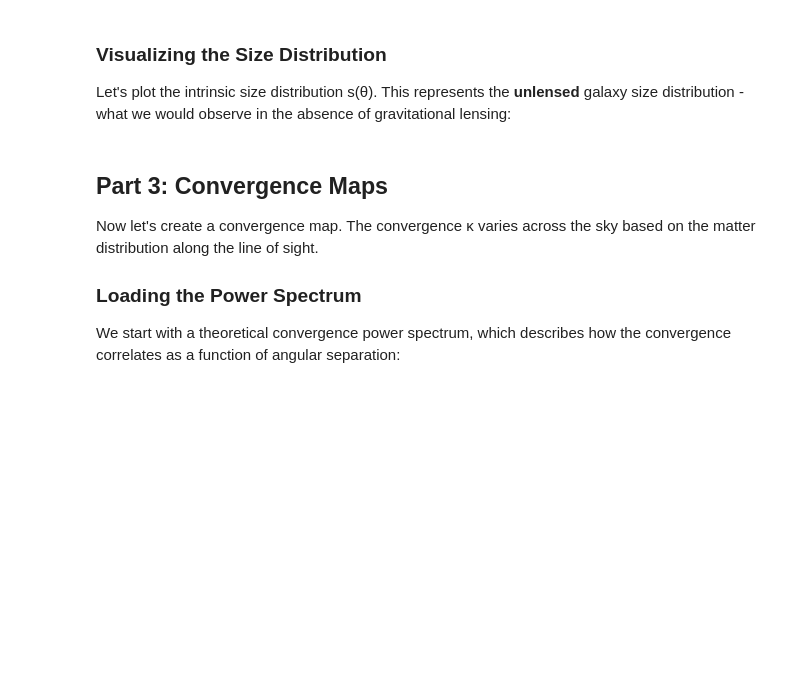
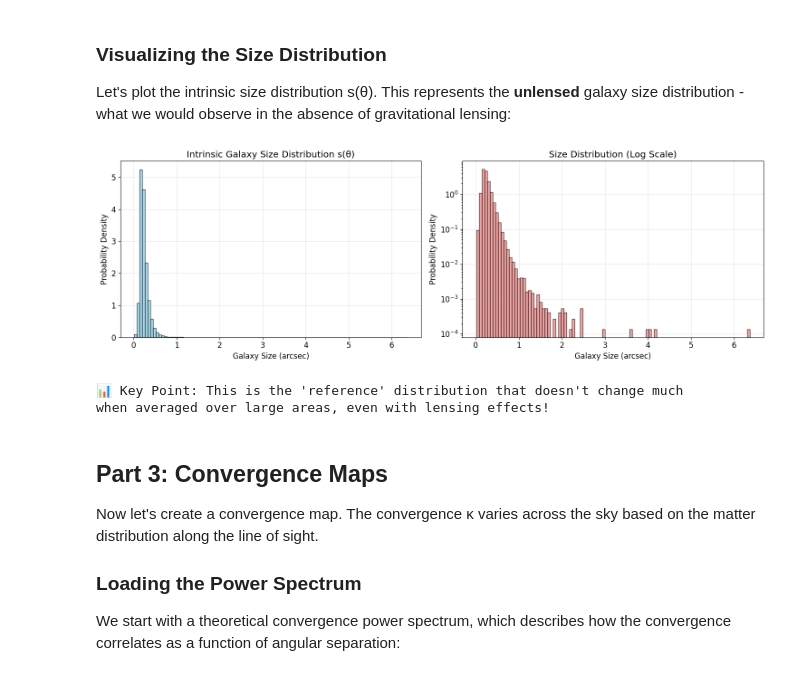
Before and after one commit to voehl12/KappaBySizes, a Jupyter notebook: 01_intro_basic_concepts.ipynb, the cells around one changed output. Drawn from its saved outputs; the diff is of its cells as text; code cells hidden in the pictures; blank space fills up the shorter version.

Commit message:
minor text and plot corrections

```diff
--- a/01_intro_basic_concepts.ipynb
+++ b/01_intro_basic_concepts.ipynb
@@ -138,27 +170,31 @@ Let's plot the intrinsic size distribution s(θ). This represents the **unlensed
 # %%
 # Plot the intrinsic galaxy size distribution
 fig, (ax1, ax2) = plt.subplots(1, 2, figsize=(15, 5))
 
 # Histogram of sizes
-ax1.hist(sizes_in_arcsec, bins=50, density=True, alpha=0.7, color='skyblue', edgecolor='black')
+ax1.hist(sizes_in_arcsec, bins=100, density=True, alpha=0.7, color='skyblue', edgecolor='black')
 ax1.set_xlabel('Galaxy Size (arcsec)')
 ax1.set_ylabel('Probability Density')
 ax1.set_title('Intrinsic Galaxy Size Distribution s(θ)')
 ax1.grid(True, alpha=0.3)
 
 # Also plot on log scale to see the tail
-ax2.hist(sizes_in_arcsec, bins=50, density=True, alpha=0.7, color='lightcoral', edgecolor='black')
+ax2.hist(sizes_in_arcsec, bins=100, density=True, alpha=0.7, color='lightcoral', edgecolor='black')
 ax2.set_xlabel('Galaxy Size (arcsec)')
 ax2.set_ylabel('Probability Density')
 ax2.set_title('Size Distribution (Log Scale)')
 ax2.set_yscale('log')
 ax2.grid(True, alpha=0.3)
 
 plt.tight_layout()
 plt.show()
 
 print(f"\n📊 Key Point: This is the 'reference' distribution that doesn't change much")
 print(f"when averaged over large areas, even with lensing effects!")
+# %% [output]
+[figure, added]
+📊 Key Point: This is the 'reference' distribution that doesn't change much
+when averaged over large areas, even with lensing effects!
 # %% [markdown]
 ## Part 3: Convergence Maps
 
```
Also changed, not shown: parts of 12 cells of this notebook.
